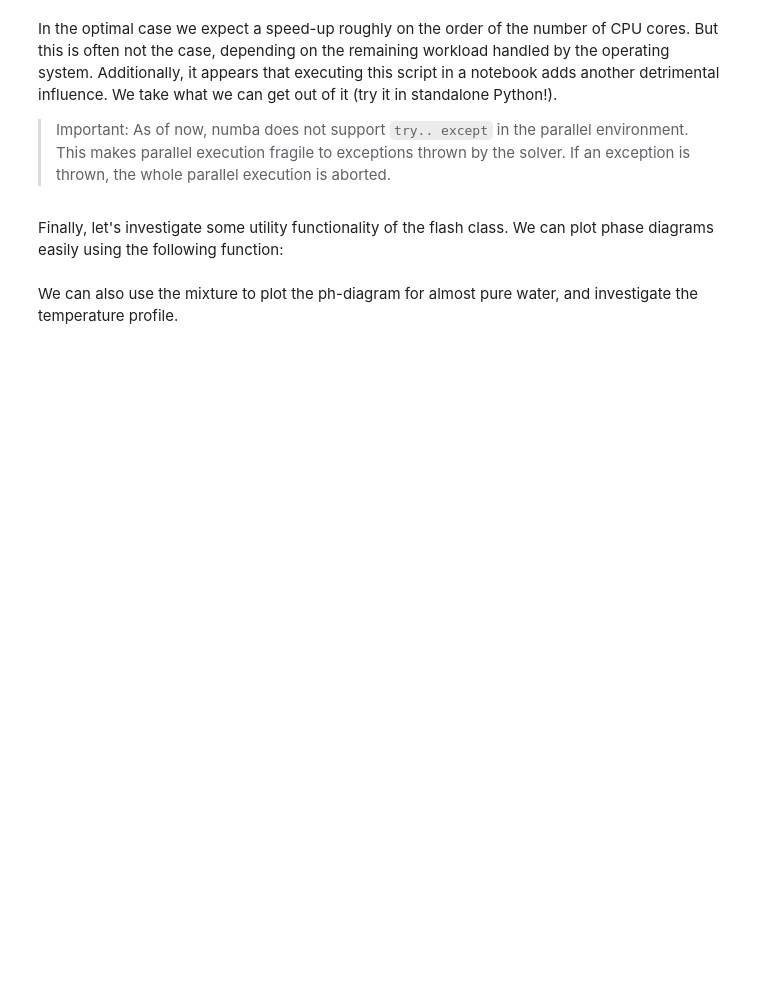
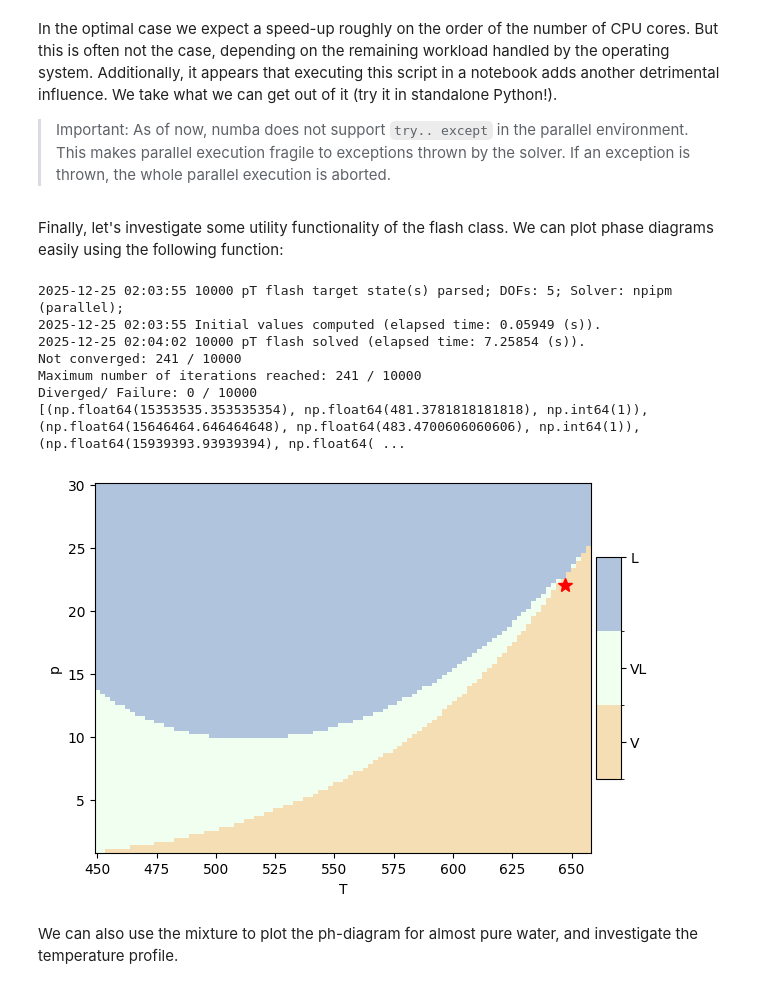
Before and after one commit to pmgbergen/porepy, a Jupyter notebook: tutorials/flash.ipynb, the cells around one changed output. Saved outputs shown, nothing was run; the diff lists cells and outputs as text; code cells hidden in the pictures; blank space fills up the shorter version.

Commit message:
WIP: Fixing flash.

```diff
--- a/tutorials/flash.ipynb
+++ b/tutorials/flash.ipynb
@@ -234,9 +237,7 @@ class PRLBC(pr.CompiledPengRobinson, pr.LBCViscosity):
 
 
 components1 = components[:2]
-eos1 = PRLBC(
-    components1, ideal_fluids=ideal_fluids[:2], bip_matrix=bips[:2, :2]
-)
+eos1 = PRLBC(components1, ideal_fluids=ideal_fluids[:2], bip_matrix=bips[:2, :2])
 phases1 = [
     pp.compositional.Phase(pp.compositional.PhysicalState.liquid, "L", eos1),
     pp.compositional.Phase(pp.compositional.PhysicalState.gas, "G", eos1),
@@ -248,5 +249,4 @@ fluid1 = pp.compositional.Fluid(components1, phases1)
 flash1 = pf.CompiledPersistentVariableFlash(fluid1)
 
 flash1.compile(pf.FlashSpec.pT, pf.FlashSpec.ph)
-logging.getLogger("porepy").setLevel(logging.INFO)
 # %% [output]
@@ -339,12 +365,12 @@ Let us now run a larger amount of flash problems and compare the sequential and
 import time, multiprocessing
 
 N = 100000
-p = np.linspace(1e7, h2o.critical_pressure - 1e6, N)
-T = np.linspace(450., h2o.critical_temperature - 10., N)
+p = np.linspace(1e6, h2o.critical_pressure - 1e6, N)
+T = np.linspace(450.0, h2o.critical_temperature - 10.0, N)
 z = [0.99, 0.01]
 
-params['solver_params']['armijo_max_iterations'] = 50
-params['mode'] = 'sequential'
+params["solver_params"]["armijo_max_iterations"] = 50
+params["mode"] = "sequential"
 start_seq = time.time()
 results_seq = flash1.flash(
     {"p": p, "T": T},
@@ -353,8 +379,7 @@ results_seq = flash1.flash(
 )
 time_seq = time.time() - start_seq
 
-params['mode'] = 'parallel'
-params['solver_params']['parallel_chunksize'] = 100
+params["mode"] = "parallel"
 start_par = time.time()
 results_par = flash1.flash(
     {"p": p, "T": T},
@@ -367,4 +392,4 @@ print(f"Sequential time: {time_seq:.4f} s")
 print(f"Parallel time: {time_par:.4f} s")
 print(f"Speed-up: {time_seq / time_par:.2f}x")
 print(f"Number of numba threads: {nb.get_num_threads()}")
-print(f'Number of CPU cores: {multiprocessing.cpu_count()}')
+print(f"Number of CPU cores: {multiprocessing.cpu_count()}")
@@ -383,48 +420,58 @@ Finally, let's investigate some utility functionality of the flash class.
 We can plot phase diagrams easily using the following function:
 # %%
 N = 100
-p = np.linspace(1e6, 50e6, N)
+p = np.linspace(1e6, 30e6, N)
 T = np.linspace(450.0, h2o.critical_temperature + 10.0, N)
 
-params['solver_params']['armijo_max_iterations'] = 50
-params['solver_params']['npipm_u1'] = 1.
-params['solver_params']['npipm_eta'] = 0.5
-params['solver_params']['tolerance'] = 1e-8
-params['solver_params']['appleyard_chop'] = 0.4
-# del params['solver_params']['parallel_chunksize']
+params["solver_params"]["max_iterations"] = 150
+params["solver_params"]["armijo_max_iterations"] = 50
+params["solver_params"]["armijo_kappa"] = 0.4
+params["solver_params"]["npipm_u1"] = 1.0
+params["solver_params"]["npipm_u2"] = 10.0
+params["solver_params"]["tolerance"] = 1e-8
+params["solver_params"]["npipm_appleyard_chop"] = 0.0
+params["gen_arg_params"] = [1e-4, 1e-3]
 
 fr_pT = flash1.plot_phase_diagram(
     pf.FlashSpec.pT,
     p,
     T,
     [0.99, 0.01],
     "phasesplit",
     params=params,
     ytransform=lambda y: y / 1e6,  # Convert Pa to MPa
     eps=1e-7,  # Avoid fuzzy phase borders because of floating points.
+    show_not_converged=True,
 )
 
 # Fetch axes and mark the critical point of water.
 ax = fr_pT[0].axes[0]
 ax.plot(h2o.critical_temperature, h2o.critical_pressure / 1e6, "*r", markersize=10)
 
 not_converged = ~fr_pT[1].converged
-v = fr_pT[1].y[0] < -10
-print(fr_pT[1].p[v])
-print(fr_pT[1].T[v])
 if np.any(not_converged):
+    NN = int(N**2)
     report = [
         (p_, T_, e)
         for p_, T_, e in zip(
             fr_pT[1].p[not_converged],
             fr_pT[1].T[not_converged],
             fr_pT[1].exitcode[not_converged],
         )
     ]
-    print(f"Not converged: {not_converged.sum()} / {N**2}")
-    print(f"Maximum number of iterations reached: {fr_pT[1].max_iter_reached.sum()} / {N**2}")
-    print(f"Diverged/ Failure: {(fr_pT[1].exitcode >= 2).sum()} / {N**2}")
+    print(f"Not converged: {not_converged.sum()} / {NN}")
+    print(f"Maximum number of iterations reached: {fr_pT[1].max_iter_reached.sum()} / {NN}")
+    print(f"Diverged/ Failure: {(fr_pT[1].exitcode >= 2).sum()} / {NN}")
     print(report)
+# %% [output]
+2025-12-25 02:03:55 10000 pT flash target state(s) parsed; DOFs: 5; Solver: npipm (parallel);
+2025-12-25 02:03:55 Initial values computed (elapsed time: 0.05949 (s)).
+2025-12-25 02:04:02 10000 pT flash solved (elapsed time: 7.25854 (s)).
+Not converged: 241 / 10000
+Maximum number of iterations reached: 241 / 10000
+Diverged/ Failure: 0 / 10000
+[(np.float64(15353535.353535354), np.float64(481.3781818181818), np.int64(1)), (np.float64(15646464.646464648), np.float64(483.4700606060606), np.int64(1)), (np.float64(15939393.93939394), np.float64( ...
+[figure, added]
 # %% [markdown]
 We can also use the mixture to plot the ph-diagram for almost pure water, and investigate the temperature profile.
 # %%
```
Also changed, not shown: parts of 14 cells of this notebook, 9 other files.
